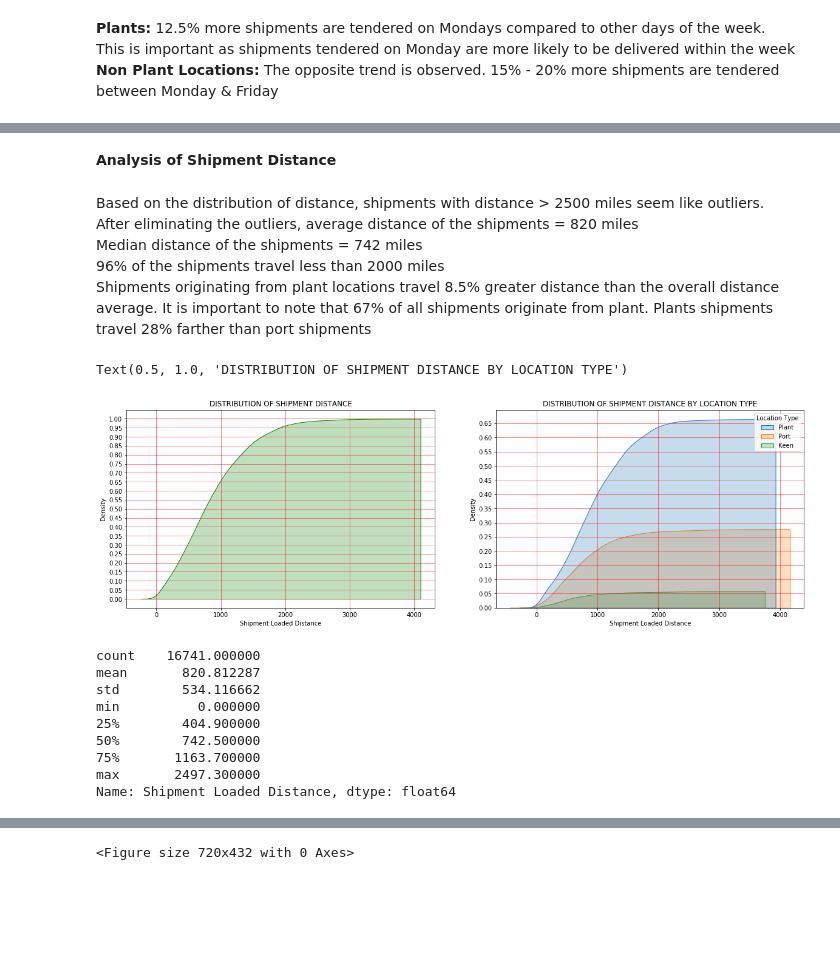
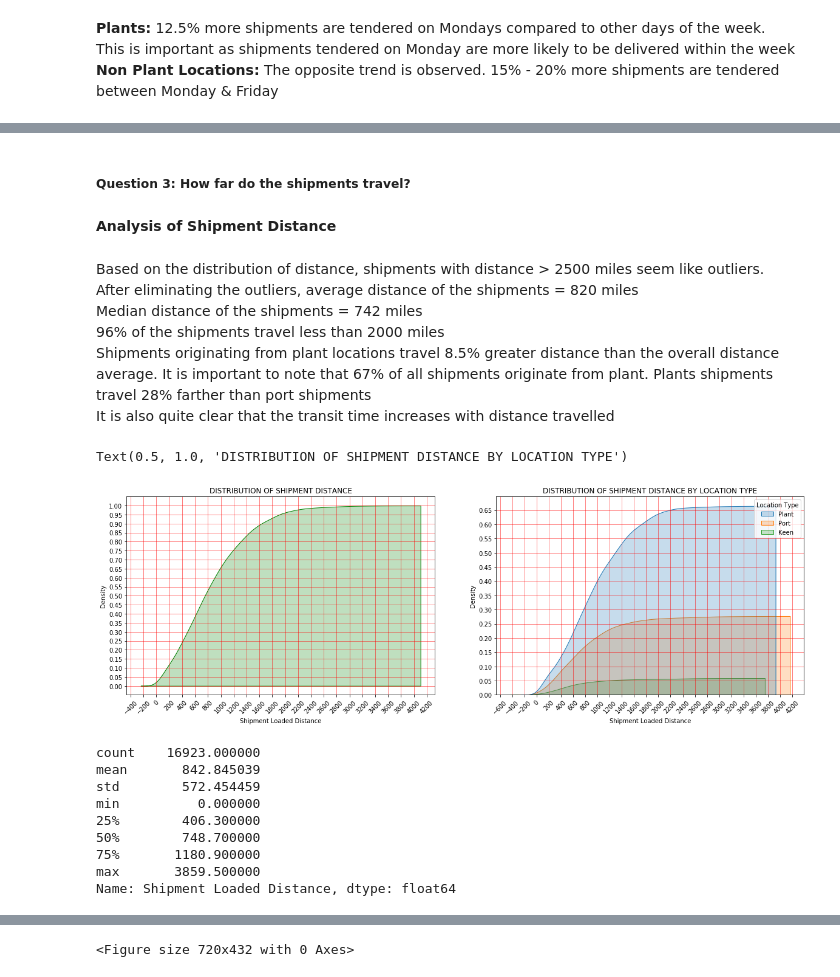
Before and after one commit to prasiyer/ML_Logistics, a Jupyter notebook: TT_EDA.ipynb, the cells around one changed output, grey strips where cells are left out. Cells and saved outputs as stored; diff of their text form; code cells hidden in the pictures; blank space fills up the shorter version.

```diff
--- a/TT_EDA.ipynb
+++ b/TT_EDA.ipynb
@@ -118,6 +225,6 @@ dtype: int64
 # %% [markdown]
 Additional features can be created from date features and insights can be gained from these new features
 # %%
-inpDf['Tender_Day']=inpDf['Tender_Date'].dt.day
-inpDf['Tender_DoW'] = inpDf['Tender_Date'].dt.dayofweek
-inpDf['Tender_Month'] = inpDf['Tender_Date'].dt.month
+df['Tender_Day']=df['Tender_Date'].dt.day
+df['Tender_DoW'] = df['Tender_Date'].dt.dayofweek
+df['Tender_Month'] = df['Tender_Date'].dt.month
@@ -187,34 +303,39 @@ snsPlot('count', inpDf, x = 'Tender_DoW', hue = 'Location Type', title = 'Shipme
+# %% [markdown]
+##### Question 3: How far do the shipments travel?
 # %% [markdown]
 <b>Analysis of Shipment Distance</b>
 # %% [markdown]
-Based on the distribution of distance, shipments with distance > 2500 miles seem like outliers. <br> After eliminating the outliers, average distance of the shipments = 820 miles <br> Median distance of the shipments = 742 miles <br> 96% of the shipments travel less than 2000 miles <br> Shipments originating from plant locations travel 8.5% greater distance than the overall distance average. It is important to note that 67% of all shipments originate from plant. Plants shipments travel 28% farther than port shipments
+Based on the distribution of distance, shipments with distance > 2500 miles seem like outliers. <br> After eliminating the outliers, average distance of the shipments = 820 miles <br> Median distance of the shipments = 742 miles <br> 96% of the shipments travel less than 2000 miles <br> Shipments originating from plant locations travel 8.5% greater distance than the overall distance average. It is important to note that 67% of all shipments originate from plant. Plants shipments travel 28% farther than port shipments <br> It is also quite clear that the transit time increases with distance travelled
 # %%
 fig = plt.figure(figsize=(20,6))
 fig.add_subplot(1,2,1)
 ax = sns.kdeplot(df['Shipment Loaded Distance'], color='g', shade = True, cumulative = True)
 ax.grid(linestyle='-', linewidth='0.5', color='red')
 #ax.set_xlim(left = 0, right = 16)
-#ax.xaxis.set_major_locator(plt.MultipleLocator(10))
+ax.xaxis.set_major_locator(plt.MultipleLocator(200))
 ax.yaxis.set_major_locator(plt.MultipleLocator(0.05))
+plt.xticks(rotation=45)
 ax.set_title('DISTRIBUTION OF SHIPMENT DISTANCE')
 fig.add_subplot(1,2,2)
 ax = sns.kdeplot(df['Shipment Loaded Distance'], hue = df['Location Type'], color='g', shade = True, cumulative = True)
 ax.grid(linestyle='-', linewidth='0.5', color='red')
 ax.yaxis.set_major_locator(plt.MultipleLocator(0.05))
+ax.xaxis.set_major_locator(plt.MultipleLocator(200))
+plt.xticks(rotation=45)
 ax.set_title('DISTRIBUTION OF SHIPMENT DISTANCE BY LOCATION TYPE')
 #snsPlot('count', data = inpDf[inpDf['Location Type']=='Plant'], x = 'Shipment Source City', title = 'Shipment Count by Plant', order = True)
 # %% [output]
 Text(0.5, 1.0, 'DISTRIBUTION OF SHIPMENT DISTANCE BY LOCATION TYPE')
-[figure, old version]
+[figure, new version]
 # %%
-df[df['Shipment Loaded Distance']<2500]['Shipment Loaded Distance'].describe()
+df['Shipment Loaded Distance'].describe()
 # %% [output]
-count    16741.000000
-mean       820.812287
-std        534.116662
+count    16923.000000
+mean       842.845039
+std        572.454459
 min          0.000000
-25%        404.900000
-50%        742.500000
-75%       1163.700000
-max       2497.300000
+25%        406.300000
+50%        748.700000
+75%       1180.900000
+max       3859.500000
 Name: Shipment Loaded Distance, dtype: float64
```
Also changed, not shown: parts of 51 cells of this notebook.
